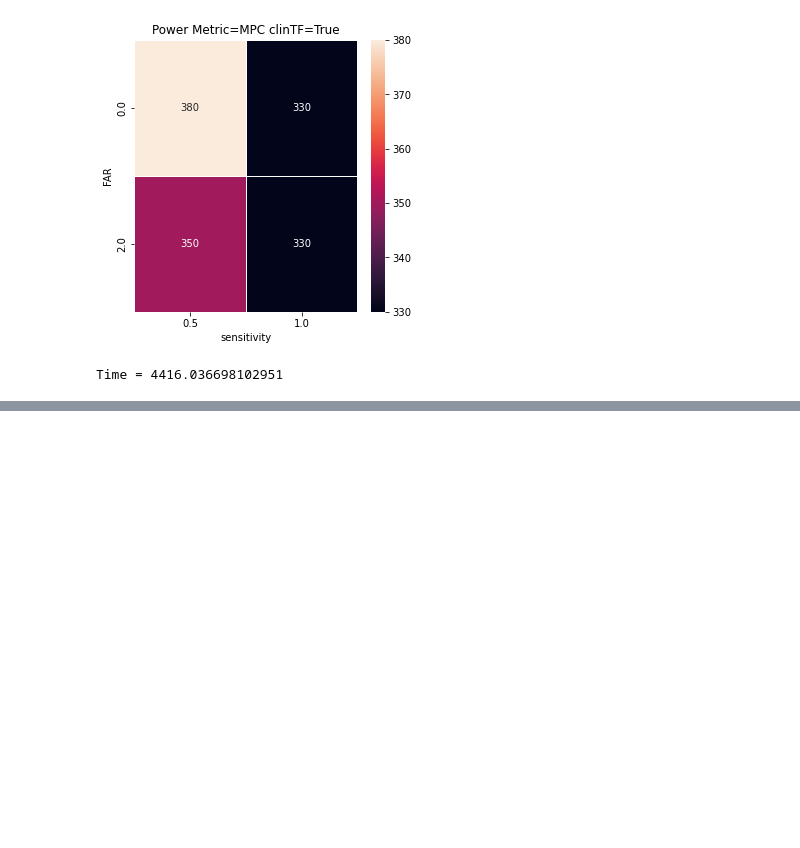
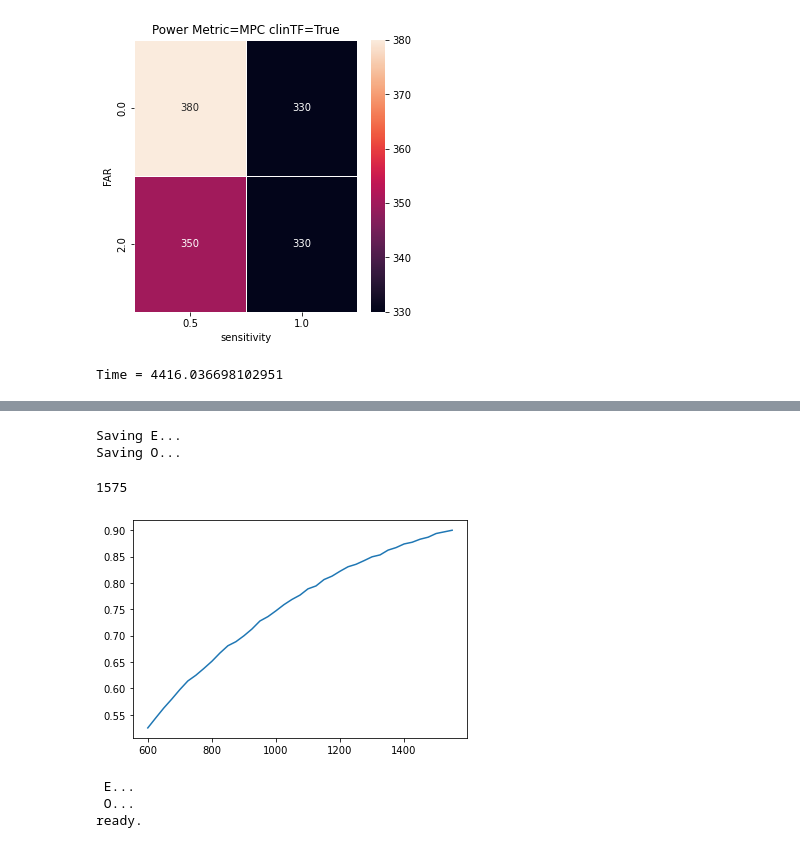
Before and after one commit to GoldenholzLab/WEARsimulator, a Jupyter notebook: playground_old.ipynb, the cells around one changed output, grey strips where cells are left out. Saved outputs shown, nothing was run; the diff lists cells and outputs as text; code cells hidden in the pictures; blank space fills up the shorter version.

```diff
--- a/playground_old.ipynb
+++ b/playground_old.ipynb
@@ -484,0 +619,73 @@ do_simple_case1_sim(clinTF=False)
+# %%
+print('Saving E...')
+np.save(f'ePatients{maxTrials}-by-{maxN}.npy',E)
+print('Saving O...')
+np.save(f'oPatients{maxTrials}-by-{maxN}.npy',C)
+# %% [output]
+Saving E...
+Saving O...
+# %%
+O = C.copy()
+# %%
+from weargroup import get_pows_given_n
+
+
+#Ed = apply_drug_bulk(E,maxN,efficacy=0.2,baseline=baseline)
+
+maxTrials = 10000
+maxN = 2000
+REPS = maxTrials*maxN
+baseline = 2
+test = 3
+trialDur = baseline+test
+DRG =0.2
+numCPUs=9
+
+sens = 1
+FAR = 0
+highestN = 4000
+rng = default_rng()
+xdata = O.copy()
+#account for sensitivity
+xdata = np.round(xdata*sens)
+#account for FAR
+#if FAR>0:
+added_sz = np.round(np.random.randn(maxTrials,maxN,trialDur)+28*FAR).astype('int')
+added_sz[added_sz<0] =0
+xdata += added_sz
+
+B = np.sum(xdata[:,:,:baseline],axis=2) / baseline
+T = np.sum(xdata[:,:,baseline:],axis=2) / test
+np.seterr(divide='ignore',invalid='ignore')
+PC = 100*np.divide((B-T),B)
+#print(f'Number of PC nan = {np.sum(np.isnan(PC[:]))}')
+RR50 = (PC>=50)+0.0
+
+
+finalN = highestN
+Nlist = np.arange(600,maxN,25)
+plist = np.zeros(len(Nlist))
+for ni,N in enumerate(tqdm(Nlist)):
+    p = get_pows_given_n(maxN,N,maxTrials,PC,mpcTF=True,rng=rng,numCPUs=numCPUs)
+    plist[ni] = p
+    if p>0.9:
+        finalN=N
+        break
+plt.plot(Nlist[:ni],plist[:ni])
+print(finalN)
+# %% [output]
+1575
+[figure, added]
+# %%
+import numpy as np
+maxTrials = 10000
+maxN = 4000
+print(' E...')
+E = np.load(f'ePatients{maxTrials}-by-{maxN}.npy')
+print(' O...')
+O = np.load(f'oPatients{maxTrials}-by-{maxN}.npy')
+print('ready.')
+# %% [output]
+ E...
+ O...
+ready.
```
Also changed, not shown: parts of 32 cells of this notebook, 7 other files.
